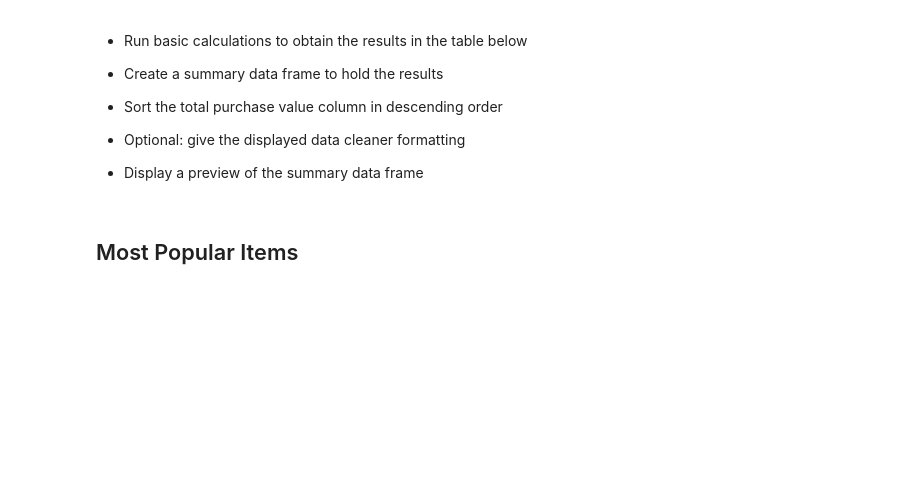
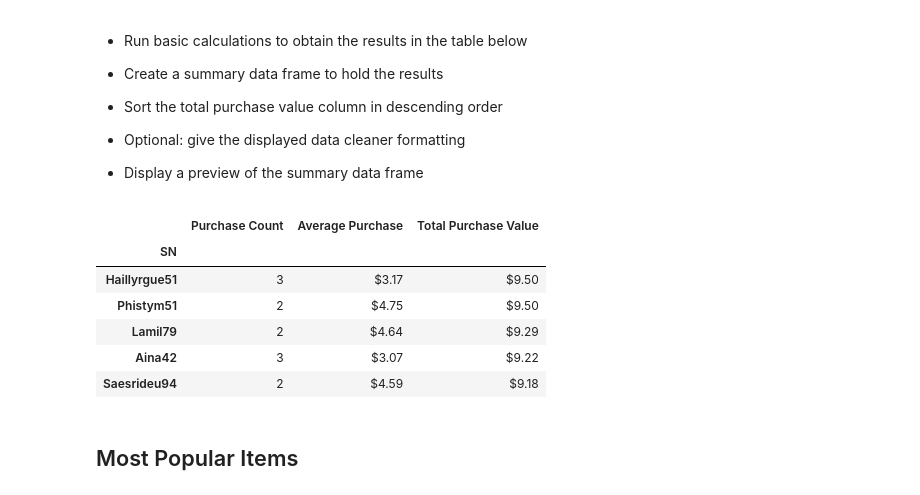
Before and after one commit to atravaglia/pandas-challenge, a Jupyter notebook: HeroesOfPymoli.ipynb, the cells around one changed output. Cells and saved outputs as stored; diff of their text form; code cells hidden in the pictures; blank space fills up the shorter version.

```diff
--- a/HeroesOfPymoli.ipynb
+++ b/HeroesOfPymoli.ipynb
@@ -265,6 +330,24 @@ summary_purchasing_analysis
 
 
 * Display a preview of the summary data frame
+# %%
+user_count=purchase_data.groupby(["SN"]).count()["Price"]
+
+user_average=purchase_data.groupby(["SN"]).mean()["Price"].map("${0:,.2f}".format)
+user_total=purchase_data.groupby(["SN"]).sum()["Price"].map("${0:,.2f}".format)
+
+user_summary=pd.DataFrame({"Purchase Count":user_count,
+                          "Average Purchase":user_average,
+                          "Total Purchase Value":user_total})
+user_summary.sort_values("Total Purchase Value",ascending=False).round(2).head()
+# %% [output]
+|  | Purchase Count | Average Purchase | Total Purchase Value |
+| SN |  |  |  |
+| Haillyrgue51 | 3 | $3.17 | $9.50 |
+| Phistym51 | 2 | $4.75 | $9.50 |
+| Lamil79 | 2 | $4.64 | $9.29 |
+| Aina42 | 3 | $3.07 | $9.22 |
+| Saesrideu94 | 2 | $4.59 | $9.18 |
 # %% [markdown]
 ## Most Popular Items
 # %% [markdown]
```
Also changed, not shown: parts of 6 cells of this notebook, 1 other file.
